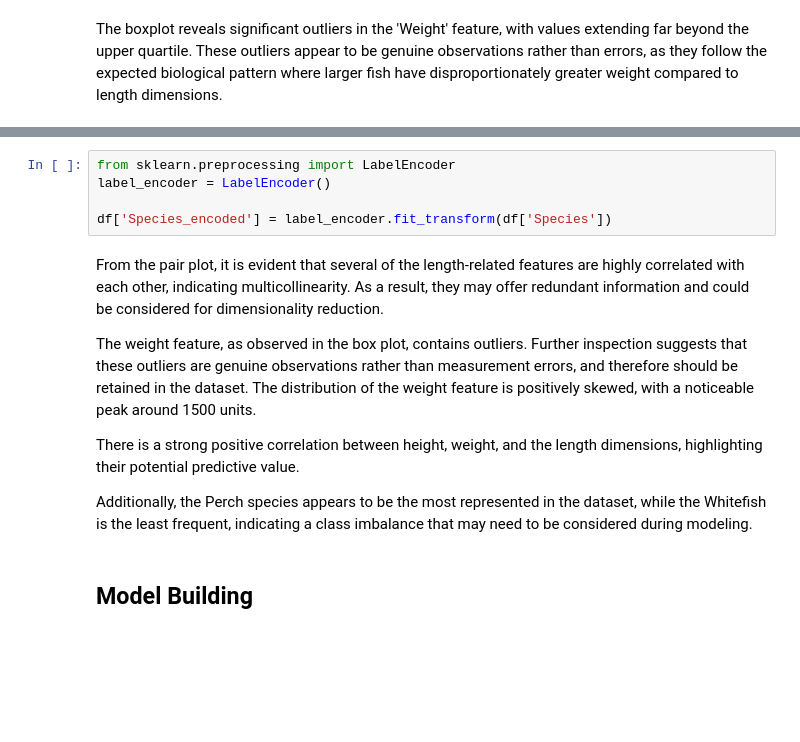
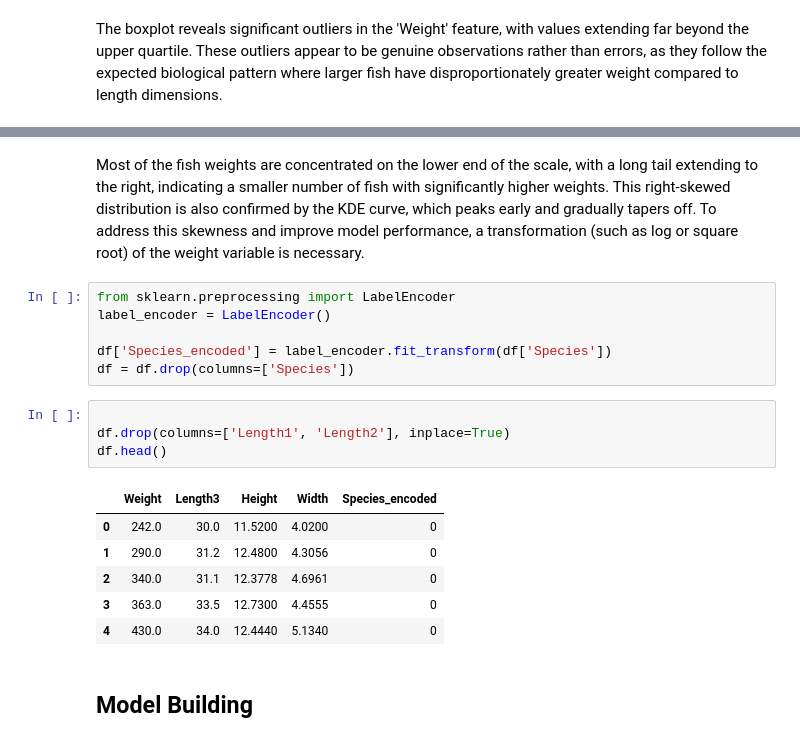
Before and after one commit to ibtissem101/DSC-Challenge, a Jupyter notebook: challenge.ipynb, the cells around one changed output, grey strips where cells are left out. Drawn from its saved outputs; the diff is of its cells as text; blank space fills up the shorter version.

```diff
--- a/challenge.ipynb
+++ b/challenge.ipynb
@@ -92,15 +127,21 @@ plt.show()
+# %% [markdown]
+Most of the fish weights are concentrated on the lower end of the scale, with a long tail extending to the right, indicating a smaller number of fish with significantly higher weights. This right-skewed distribution is also confirmed by the KDE curve, which peaks early and gradually tapers off. To address this skewness and improve model performance, a transformation (such as log or square root) of the weight variable is necessary.
 # %%
 from sklearn.preprocessing import LabelEncoder
 label_encoder = LabelEncoder()
 
 df['Species_encoded'] = label_encoder.fit_transform(df['Species'])
+df = df.drop(columns=['Species'])
-# %% [markdown]
-From the pair plot, it is evident that several of the length-related features are highly correlated with each other, indicating multicollinearity. As a result, they may offer redundant information and could be considered for dimensionality reduction.
-
-The weight feature, as observed in the box plot, contains outliers. Further inspection suggests that these outliers are genuine observations rather than measurement errors, and therefore should be retained in the dataset. The distribution of the weight feature is positively skewed, with a noticeable peak around 1500 units.
-
-There is a strong positive correlation between height, weight, and the length dimensions, highlighting their potential predictive value.
-
-Additionally, the Perch species appears to be the most represented in the dataset, while the Whitefish is the least frequent, indicating a class imbalance that may need to be considered during modeling.
+# %%
+
+df.drop(columns=['Length1', 'Length2'], inplace=True)
+df.head()
+# %% [output]
+|  | Weight | Length3 | Height | Width | Species_encoded |
+| 0 | 242.0 | 30.0 | 11.5200 | 4.0200 | 0 |
+| 1 | 290.0 | 31.2 | 12.4800 | 4.3056 | 0 |
+| 2 | 340.0 | 31.1 | 12.3778 | 4.6961 | 0 |
+| 3 | 363.0 | 33.5 | 12.7300 | 4.4555 | 0 |
+| 4 | 430.0 | 34.0 | 12.4440 | 5.1340 | 0 |
 # %% [markdown]
 ## Model Building
```
Also changed, not shown: parts of 17 cells of this notebook.
